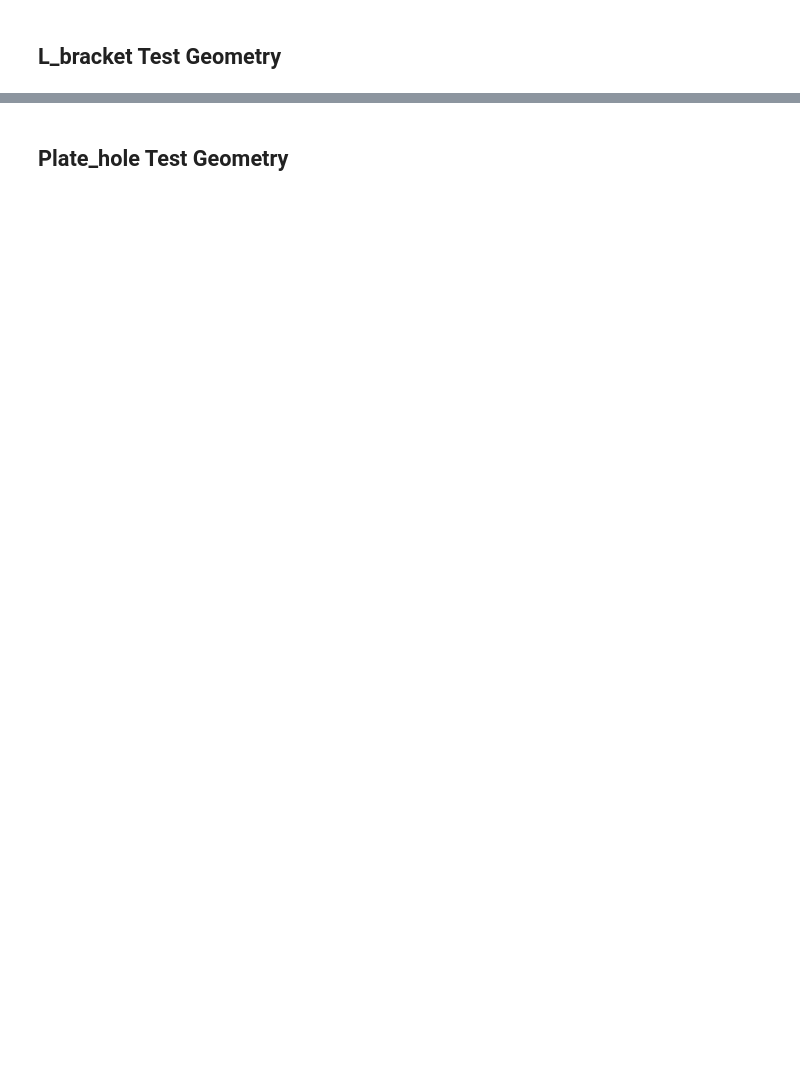
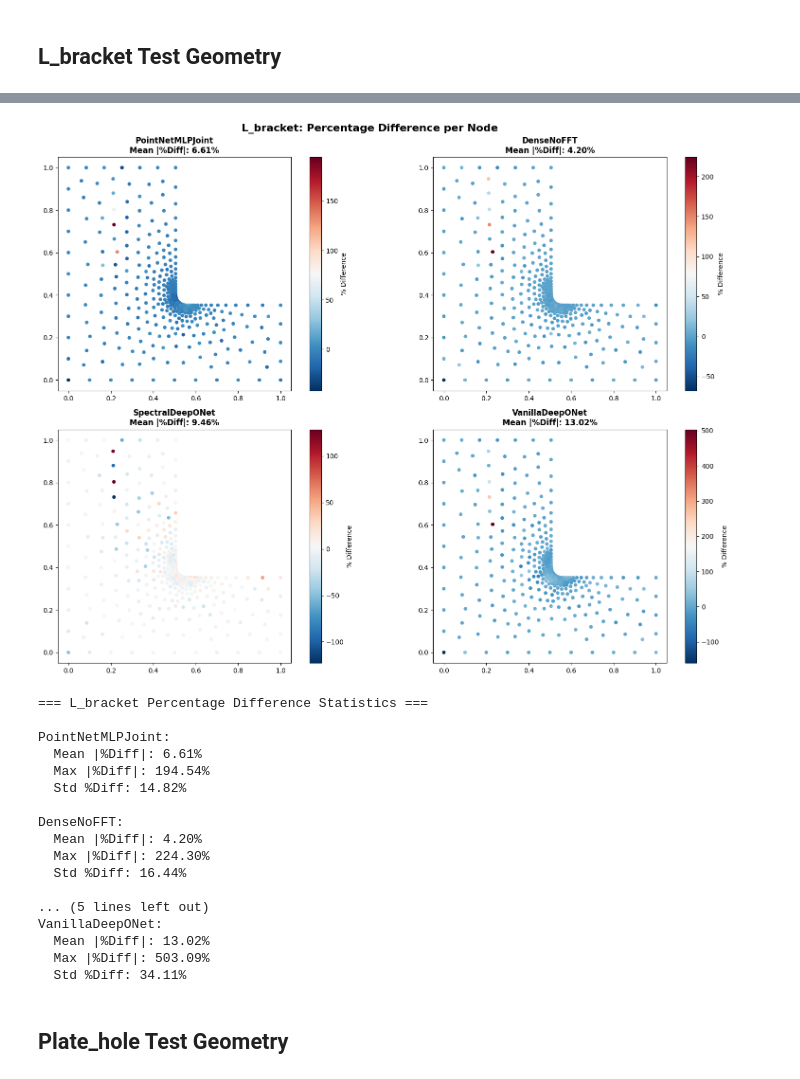
Before and after one commit to Abdullasmf/PointNetMLP_Paper1, a Jupyter notebook: Analysis/Model_analysis.ipynb, the cells around one changed output, grey strips where cells are left out. Drawn from its saved outputs; the diff is of its cells as text; code cells hidden in the pictures; blank space fills up the shorter version.

```diff
--- a/Analysis/Model_analysis.ipynb
+++ b/Analysis/Model_analysis.ipynb
@@ -29,6 +29,7 @@ import warnings
 warnings.filterwarnings('ignore')
 
 device = torch.device('cuda' if torch.cuda.is_available() else 'cpu')
+device = 'cpu'
 print(f'Using device: {device}')
 
 # Set random seed for reproducibility
@@ -361,34 +453,53 @@ plt.show()
 # %%
 # Calculate and visualize percentage differences for L_bracket
 fig, axes = plt.subplots(2, 2, figsize=(16, 12))
 axes = axes.flatten()
 
 target = L_test_stress.squeeze().numpy()
 
 for idx, (model_name, pred) in enumerate(L_test_predictions.items()):
     pct_diff = calculate_percentage_difference(pred, target)
 
     sc = axes[idx].scatter(L_test_points[:, 0], L_test_points[:, 1],
-                          c=pct_diff, cmap='RdBu_r', s=20, vmin=-50, vmax=50)
+                          c=pct_diff, cmap='RdBu_r', s=20)
 
     mean_pct = np.mean(np.abs(pct_diff))
     axes[idx].set_title(f'{model_name}\nMean |%Diff|: {mean_pct:.2f}%',
                        fontsize=12, fontweight='bold')
     axes[idx].set_aspect('equal')
     plt.colorbar(sc, ax=axes[idx], label='% Difference')
 
 plt.suptitle('L_bracket: Percentage Difference per Node', fontsize=16, fontweight='bold')
 plt.tight_layout()
 plt.show()
 
 # Print statistics
 print('\n=== L_bracket Percentage Difference Statistics ===')
 for model_name, pred in L_test_predictions.items():
     pct_diff = calculate_percentage_difference(pred, target)
     print(f'\n{model_name}:')
     print(f'  Mean |%Diff|: {np.mean(np.abs(pct_diff)):.2f}%')
     print(f'  Max |%Diff|: {np.max(np.abs(pct_diff)):.2f}%')
     print(f'  Std %Diff: {np.std(pct_diff):.2f}%')
+# %% [output]
+[figure, added]
+=== L_bracket Percentage Difference Statistics ===
+
+PointNetMLPJoint:
+  Mean |%Diff|: 6.61%
+  Max |%Diff|: 194.54%
+  Std %Diff: 14.82%
+
+DenseNoFFT:
+  Mean |%Diff|: 4.20%
+  Max |%Diff|: 224.30%
+  Std %Diff: 16.44%
+
+... (5 lines left out)
+VanillaDeepONet:
+  Mean |%Diff|: 13.02%
+  Max |%Diff|: 503.09%
+  Std %Diff: 34.11%
 # %% [markdown]
 ## Plate_hole Test Geometry
 # %%
```
Also changed, not shown: parts of 19 cells of this notebook, 5 other files.
